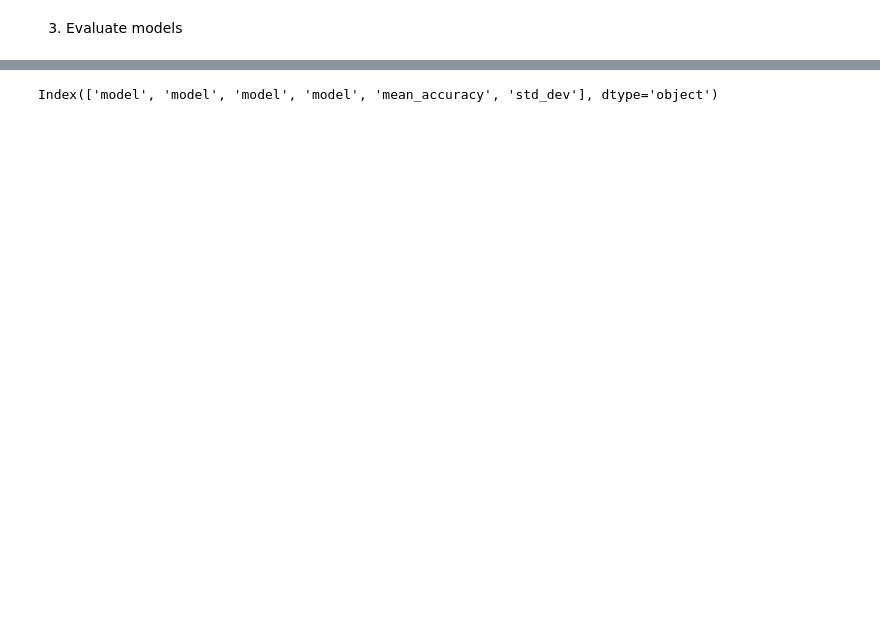
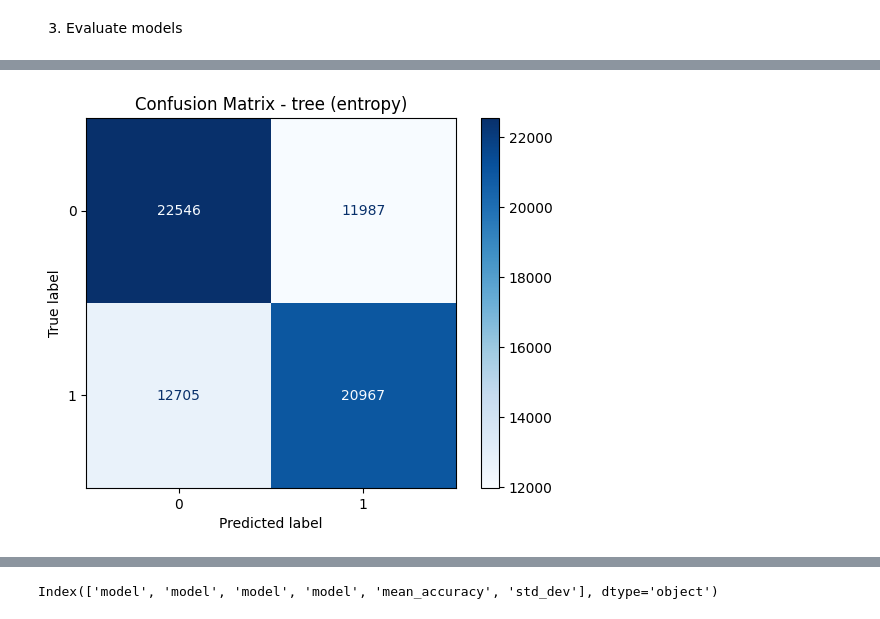
Before and after one commit to lshoss/heart_disease_prediction, a Jupyter notebook: alg_testing.ipynb, the cells around one changed output, grey strips where cells are left out. Saved outputs shown, nothing was run; the diff lists cells and outputs as text; code cells hidden in the pictures; blank space fills up the shorter version.

```diff
--- a/alg_testing.ipynb
+++ b/alg_testing.ipynb
@@ -102,8 +76,9 @@ print(df_processed.head())
 1. Pre proccess data
 # %%
 from sklearn.compose import ColumnTransformer
+from sklearn.preprocessing import MinMaxScaler, OrdinalEncoder
 
-X = raw_df
+X = raw_df.drop('cardio', axis=1)
 y = raw_df["cardio"]
 
 numerical_cols = ['height', 'weight', 'ap_hi', 'ap_lo', 'age_years', 'bmi']
@@ -116,7 +91,7 @@ ord_categories = [
     ['Normal', "Elevated", "Hypertension Stage 1", "Hypertension Stage 2", "Hypertensive Crisis"]
 ]
 
-# cleaner way of doing column preprocessing
+# Unified column preprocessing pipeline
 preprocessor = ColumnTransformer(
     transformers=[
         ("num", MinMaxScaler(), numerical_cols),
@@ -272,8 +319,10 @@ for name, model in models.items():
         prec = cross_val_score(pipe, X, y, cv=kfold, scoring="precision")
         rec = cross_val_score(pipe, X, y, cv=kfold, scoring="recall")
         f1 = cross_val_score(pipe, X, y, cv=kfold, scoring="f1")
-        results_knn[name] = {
+        key = f"{name}_p{p}"
+        results_knn[key] = {
             "model": name,
+            "p": p,
             "distance": "euclidian" if p == 2 else "manhattan",
             "accuracy_mean": acc.mean(),
             "accuracy_std": acc.std(),
@@ -285,8 +334,8 @@ for name, model in models.items():
             "f1_std": f1.std(),
         }
 
-    df_results_knn = pd.DataFrame(results_knn)
-    results["knn"] = df_results_knn
-
+# Build DataFrame once after collecting all variants
+df_results_knn = pd.DataFrame(results_knn)
+results["knn"] = df_results_knn
 print(df_results_knn)
 # %% [output]
@@ -319,7 +374,7 @@ for iter in iters:
     prec = cross_val_score(pipe, X, y, cv=kfold, scoring="precision")
     rec = cross_val_score(pipe, X, y, cv=kfold, scoring="recall")
     f1 = cross_val_score(pipe, X, y, cv=kfold, scoring="f1")
-    results_logistic[name] = {
+    results_logistic[f"logistic{iter}"] = {
         "model": f"logistic{iter}",
         "accuracy_mean": acc.mean(),
         "accuracy_std": acc.std(),
@@ -385,0 +535,79 @@ for alg, all_results_df in results.items():
+# %%
+from sklearn.metrics import confusion_matrix, ConfusionMatrixDisplay, classification_report
+from sklearn.model_selection import cross_val_predict
+
+best_variants = {}
+
+# Determine best variant per algorithm based on accuracy_mean
+for alg, df_alg in results.items():
+    if 'accuracy_mean' not in df_alg.index:
+        continue
+    accuracy_row = df_alg.loc['accuracy_mean']
+    best_key = accuracy_row.idxmax()
+    best_variants[alg] = best_key
+
+print("Best variants (by accuracy_mean):", best_variants)
+
+# Helper constructors mirroring earlier definitions
+from sklearn.tree import DecisionTreeClassifier
+from sklearn.naive_bayes import GaussianNB
+from sklearn.neighbors import KNeighborsClassifier
+from sklearn.linear_model import LogisticRegression
+from sklearn.ensemble import RandomForestClassifier
+
+constructed_models = {}
+for alg, key in best_variants.items():
+    if alg == 'tree':
+        # key is criterion name (gini/entropy)
+        model = DecisionTreeClassifier(random_state=42, criterion=key)
+    elif alg == 'naive_bayes':
+        model = GaussianNB()
+    elif alg == 'knn':
+        # key pattern: "k_pP" e.g. 5_p2
+        k_str, p_part = key.split('_p')
+        k = int(k_str)
+        p = int(p_part)
+        model = KNeighborsClassifier(n_neighbors=k, p=p)
+    elif alg == 'logistic':
+        # key pattern: logistic250 etc.
+        iter_count = int(key.replace('logistic', ''))
+        model = LogisticRegression(max_iter=iter_count, random_state=42)
+    elif alg == 'random_forest':
+        # key pattern now: n{n_estimators}_md{max_depth}_a{alpha}
+        parts = key.split('_')
+        # Expect parts like ['n200', 'md10', 'a1e-05'] or ['n200', 'mdNone', 'a0.0']
+        n_estimators = int(parts[0].replace('n', ''))
+        md_value = parts[1].replace('md', '')
+        max_depth = None if md_value == 'None' else int(md_value)
+        ccp_alpha = 0.0
+        if len(parts) >= 3 and parts[2].startswith('a'):
+            try:
+                ccp_alpha = float(parts[2][1:])
+            except ValueError:
+                ccp_alpha = 0.0
+        model = RandomForestClassifier(
+            n_estimators=n_estimators,
+            max_depth=max_depth,
+            ccp_alpha=ccp_alpha,
+            random_state=42,
+            n_jobs=-1,
+        )
+    else:
+        continue
+    constructed_models[alg] = model
+
+# Generate predictions and confusion matrices via cross_val_predict (uses same StratifiedKFold settings)
+for alg, model in constructed_models.items():
+    pipe = Pipeline([
+        ("preprocessor", preprocessor),
+        ("model", model)
+    ])
+    y_pred = cross_val_predict(pipe, X, y, cv=kfold)
+    cm = confusion_matrix(y, y_pred)
+    disp = ConfusionMatrixDisplay(confusion_matrix=cm)
+    disp.plot(cmap='Blues')
+    plt.title(f'Confusion Matrix - {alg} ({best_variants[alg]})')
+    plt.show()
+    print(f'Classification Report - {alg} ({best_variants[alg]})')
+    print(classification_report(y, y_pred))
+# %% [output]
@@ -385,0 +615 @@ for alg, all_results_df in results.items():
+[figure, added]
```
Also changed, not shown: parts of 15 cells of this notebook, 1 other file.
